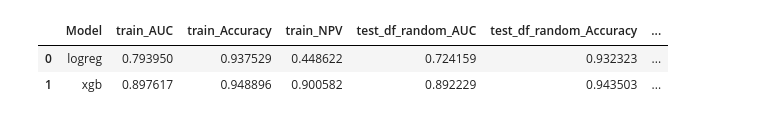
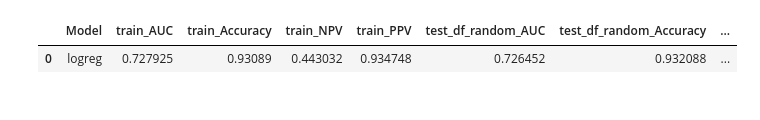
Before and after one commit to BradenEberhard/Expected-Throwing-Value, a Jupyter notebook: models/etv_training.ipynb, the cells around one changed output. Drawn from its saved outputs; the diff is of its cells as text; code cells hidden in the pictures.

```diff
--- a/models/etv_training.ipynb
+++ b/models/etv_training.ipynb
@@ -11,7 +12,4 @@ data_path = '../data/processed/data_splits_1003.jblb'
 train_df, test_df_time, test_df_random, test_df_thrower = get_data(data_path)
 test_dfs = [test_df_random, test_df_time, test_df_thrower]
 storage = 'sqlite:///model_tuning.db'
-train_df = train_df[train_df['throw_distance'] >= 1]
-MIRROR = True
-NOISE_FACTOR = 0.03
-SMOTE = False
+train_df_cp = train_df[train_df['throw_distance'] >= 1.5]
@@ -73,8 +156,7 @@ metrics_df
 # %%
-cp_features = thrower_context + receiver_context + throw_context + game_context
-target = 'completion'
-data_config = get_data_config(cp_features, target, train_df, test_dfs, mirror=MIRROR, noise_factor=NOISE_FACTOR, smote=SMOTE)
-best_models, best_params = run_optuna_trials(data_config, model_config, suffix='cp', delete_models=True, storage=storage)
-metrics_df = evaluate_models(best_models, data_config)
+
+baseline_cp_data_config = {'features': thrower_context+receiver_context, 'target':'completion', 'train_df_raw':train_df, 'test_dfs_raw':test_dfs}
+baseline_cp_best_models, baseline_cp_best_params, baseline_cp_data_config_updated = run_optuna_trials(baseline_cp_data_config, model_config, 'cp', delete_models=True, storage='sqlite:///model_tuning.db')
+metrics_df = evaluate_models(baseline_cp_best_models, baseline_cp_data_config_updated)
 metrics_df
 # %% [output]
@@ -94,3 +165,2 @@ metrics_df
-|  | Model | train_AUC | train_Accuracy | train_NPV | test_df_random_AUC | test_df_random_Accuracy | ... |
-| 0 | logreg | 0.793950 | 0.937529 | 0.448622 | 0.724159 | 0.932323 | ... |
-| 1 | xgb | 0.897617 | 0.948896 | 0.900582 | 0.892229 | 0.943503 | ... |
+|  | Model | train_AUC | train_Accuracy | train_NPV | train_PPV | test_df_random_AUC | test_df_random_Accuracy | ... |
+| 0 | logreg | 0.727925 | 0.93089 | 0.443032 | 0.934748 | 0.726452 | 0.932088 | ... |
```
Also changed, not shown: parts of 14 cells of this notebook, 20 other files.
